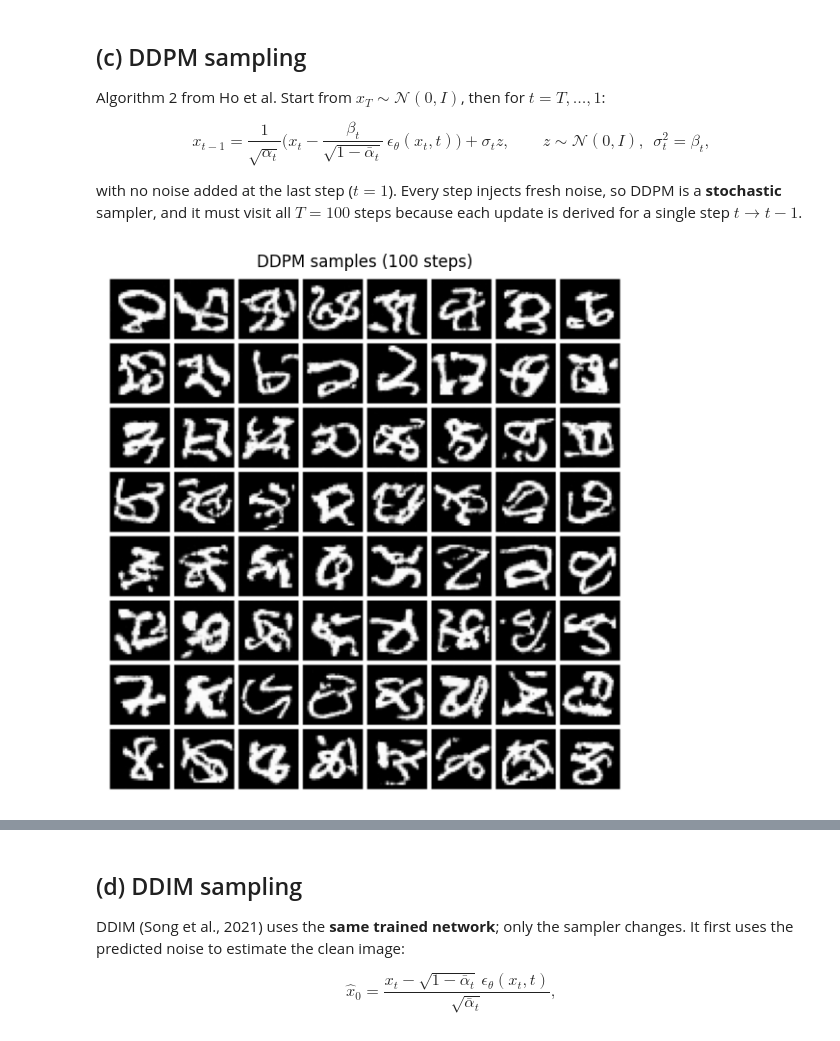
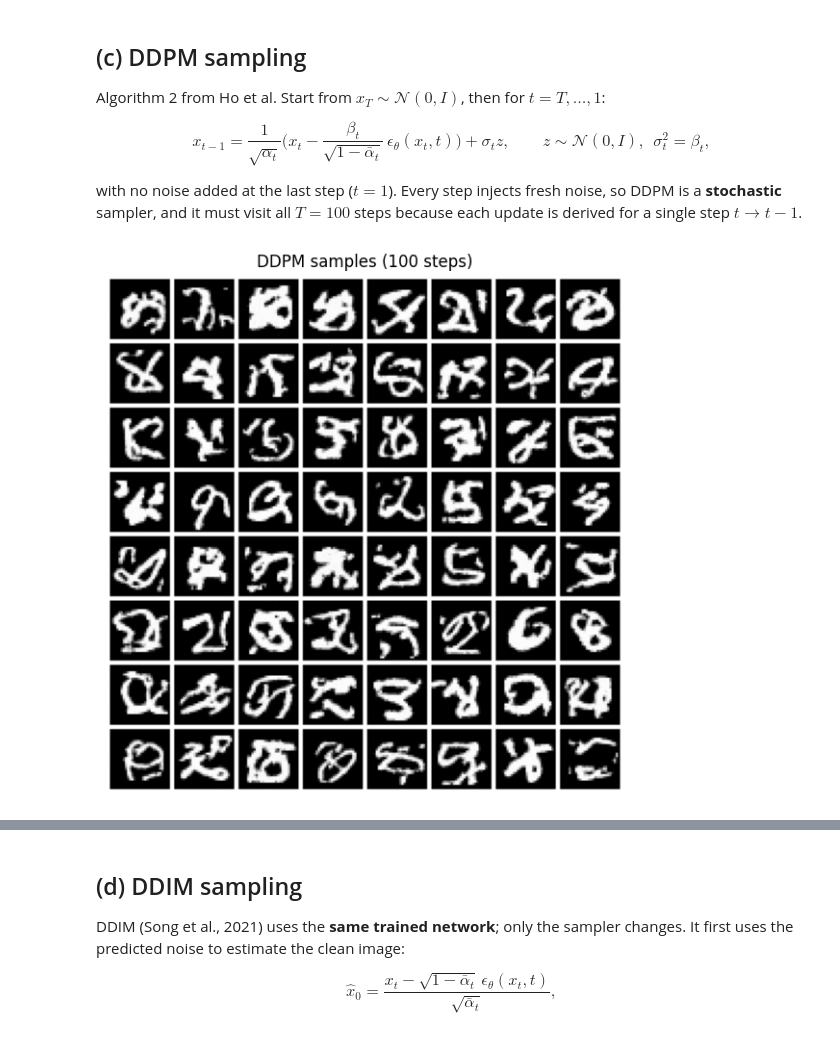
Before and after one commit to Paruchuri-Rajesh/data266-1605, a Jupyter notebook: hw8/Mini_Diffusion_DDPM_DDIM.ipynb, the cells around one changed output, grey strips where cells are left out. Drawn from its saved outputs; the diff is of its cells as text; code cells hidden in the pictures.

```diff
--- a/hw8/Mini_Diffusion_DDPM_DDIM.ipynb
+++ b/hw8/Mini_Diffusion_DDPM_DDIM.ipynb
@@ -99,7 +99,7 @@ alpha_bar_T = 0.3636  ->  signal coeff sqrt(abar_T) = 0.603, noise coeff sqrt(1-
 # %%
 x0 = X_train[0:1]
 show_ts = [0, 10, 30, 60, 100]
-g = torch.Generator(device="cpu").manual_seed(1)
+g = torch.Generator(device="cpu").manual_seed(SEED + 1)
 eps = torch.randn(x0.shape, generator=g).to(device)       # same eps for every t, so only the scaling changes
 
 fig, axes = plt.subplots(2, len(show_ts), figsize=(2.3 * len(show_ts), 5),
@@ -309,29 +309,29 @@ with no noise added at the last step ($t = 1$). Every step injects fresh noise,
 # %%
 @torch.no_grad()
 def ddpm_sample(net, x_T, return_traj=False, sch=spec):
     b, a, ab = sch.betas, sch.alphas, sch.alpha_bars
     x = x_T.clone()
     traj = {T: x.clone()}
     for t in range(T, 0, -1):
         tt = torch.full((x.shape[0],), t, device=device, dtype=torch.long)
         eps = net(x, tt)
         mean = (x - b[t] / (1 - ab[t]).sqrt() * eps) / a[t].sqrt()
         x = mean + b[t].sqrt() * torch.randn_like(x) if t > 1 else mean
         traj[t - 1] = x.clone()
     x = x.clamp(-1, 1)
     return (x, traj) if return_traj else x
 
 
 N_SHOW = 64
-gen = torch.Generator(device="cpu").manual_seed(123)
+gen = torch.Generator(device="cpu").manual_seed(SEED + 2)
 x_T = torch.randn(N_SHOW, 1, 28, 28, generator=gen).to(device)   # shared starting noise for every sampler
 
-torch.manual_seed(7)
+torch.manual_seed(SEED + 4)
 samples_ddpm, traj_ddpm = ddpm_sample(ema, x_T, return_traj=True)
 plt.figure(figsize=(7, 7)); show_grid(samples_ddpm, title="DDPM samples (100 steps)")
 plt.savefig(FIG_DIR / "c_ddpm_samples.png", dpi=150, bbox_inches="tight"); plt.show()
 # %% [output]
-[figure, old version]
+[figure, new version]
 # %%
 def plot_traj(traj, ts, n=6, title=""):
     fig, axes = plt.subplots(n, len(ts), figsize=(1.3 * len(ts), 1.3 * n))
```
Also changed, not shown: parts of 19 cells of this notebook, 17 other files.
